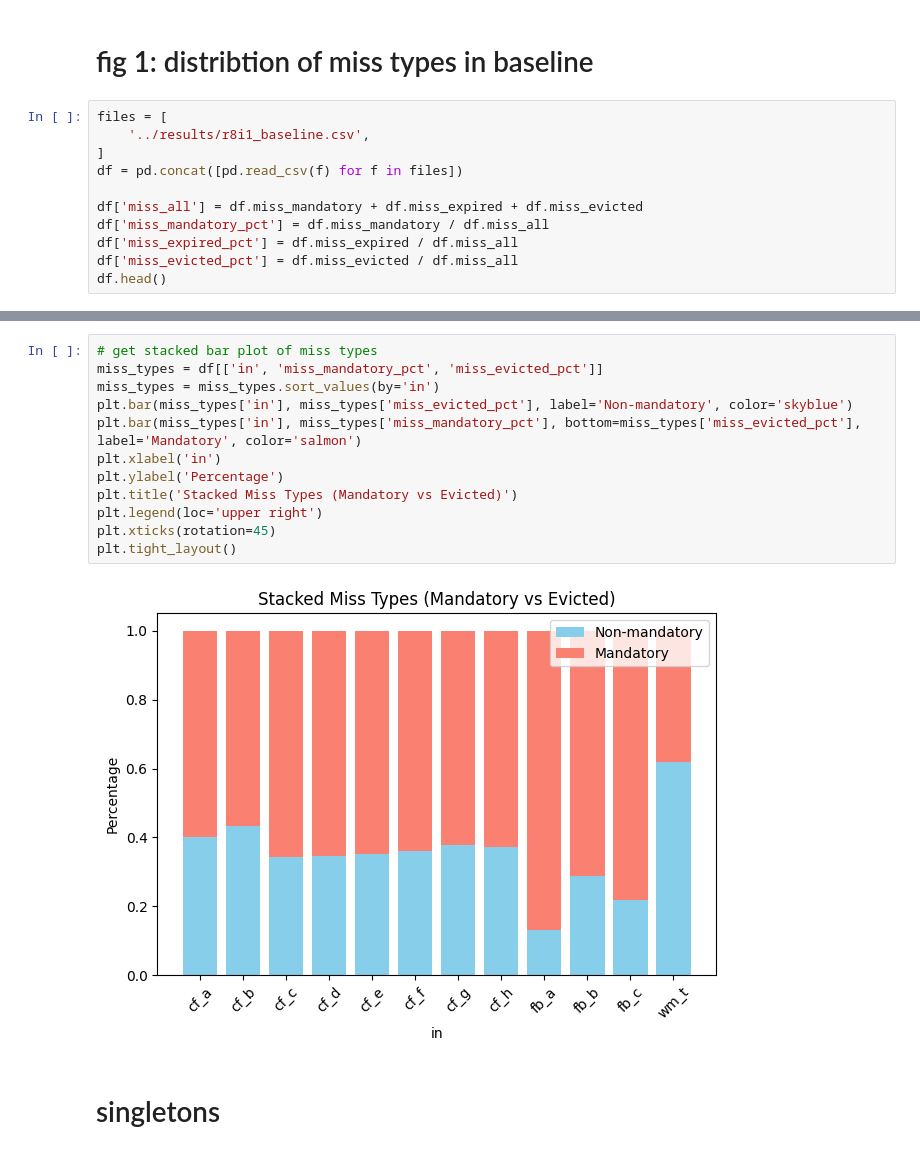
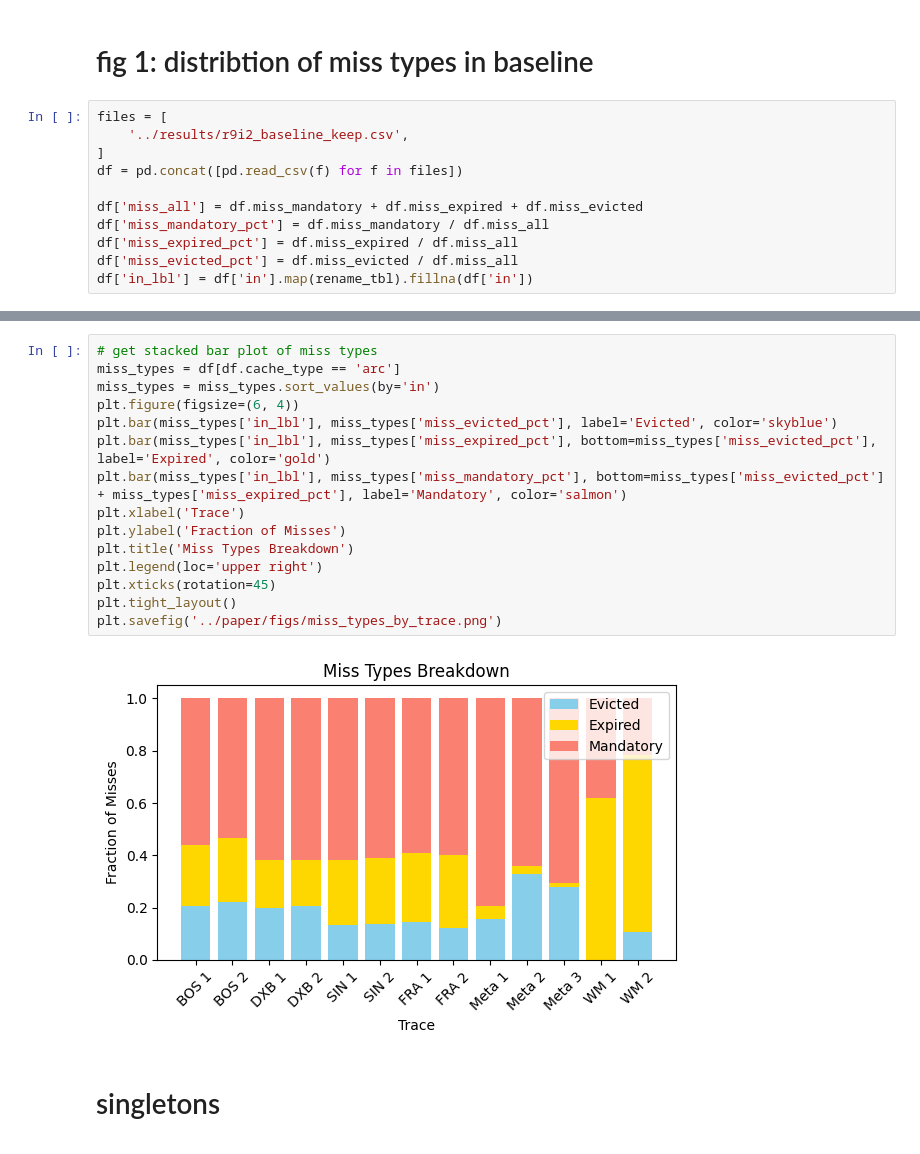
Before and after one commit to IsaacKhor/speculative_revalidation, a Jupyter notebook: analysis/_figs.ipynb, the cells around one changed output, grey strips where cells are left out. Cells and saved outputs as stored; diff of their text form.

```diff
--- a/analysis/_figs.ipynb
+++ b/analysis/_figs.ipynb
@@ -44,7 +56,7 @@ q(f'''select * from read_csv('../traces/expiry/r8cf_a.csv.zst', columns={cols_st
 # fig 1: distribtion of miss types in baseline
 # %%
 files = [
-    '../results/r8i1_baseline.csv',
+    '../results/r9i2_baseline_keep.csv',
 ]
 df = pd.concat([pd.read_csv(f) for f in files])
 
@@ -52,4 +64,4 @@ df['miss_all'] = df.miss_mandatory + df.miss_expired + df.miss_evicted
 df['miss_mandatory_pct'] = df.miss_mandatory / df.miss_all
 df['miss_expired_pct'] = df.miss_expired / df.miss_all
 df['miss_evicted_pct'] = df.miss_evicted / df.miss_all
-df.head()
+df['in_lbl'] = df['in'].map(rename_tbl).fillna(df['in'])
@@ -64,17 +68,20 @@ df.head()
 # %%
 # get stacked bar plot of miss types
-miss_types = df[['in', 'miss_mandatory_pct', 'miss_evicted_pct']]
+miss_types = df[df.cache_type == 'arc']
 miss_types = miss_types.sort_values(by='in')
-plt.bar(miss_types['in'], miss_types['miss_evicted_pct'], label='Non-mandatory', color='skyblue')
-plt.bar(miss_types['in'], miss_types['miss_mandatory_pct'], bottom=miss_types['miss_evicted_pct'], label='Mandatory', color='salmon')
-plt.xlabel('in')
-plt.ylabel('Percentage')
-plt.title('Stacked Miss Types (Mandatory vs Evicted)')
+plt.figure(figsize=(6, 4))
+plt.bar(miss_types['in_lbl'], miss_types['miss_evicted_pct'], label='Evicted', color='skyblue')
+plt.bar(miss_types['in_lbl'], miss_types['miss_expired_pct'], bottom=miss_types['miss_evicted_pct'], label='Expired', color='gold')
+plt.bar(miss_types['in_lbl'], miss_types['miss_mandatory_pct'], bottom=miss_types['miss_evicted_pct'] + miss_types['miss_expired_pct'], label='Mandatory', color='salmon')
+plt.xlabel('Trace')
+plt.ylabel('Fraction of Misses')
+plt.title('Miss Types Breakdown')
 plt.legend(loc='upper right')
 plt.xticks(rotation=45)
 plt.tight_layout()
+plt.savefig('../paper/figs/miss_types_by_trace.png')
 # %% [output]
-[figure, old version]
+[figure, new version]
 # %% [markdown]
 # singletons
 # %%
```
Also changed, not shown: parts of 21 cells of this notebook, 44 other files.
